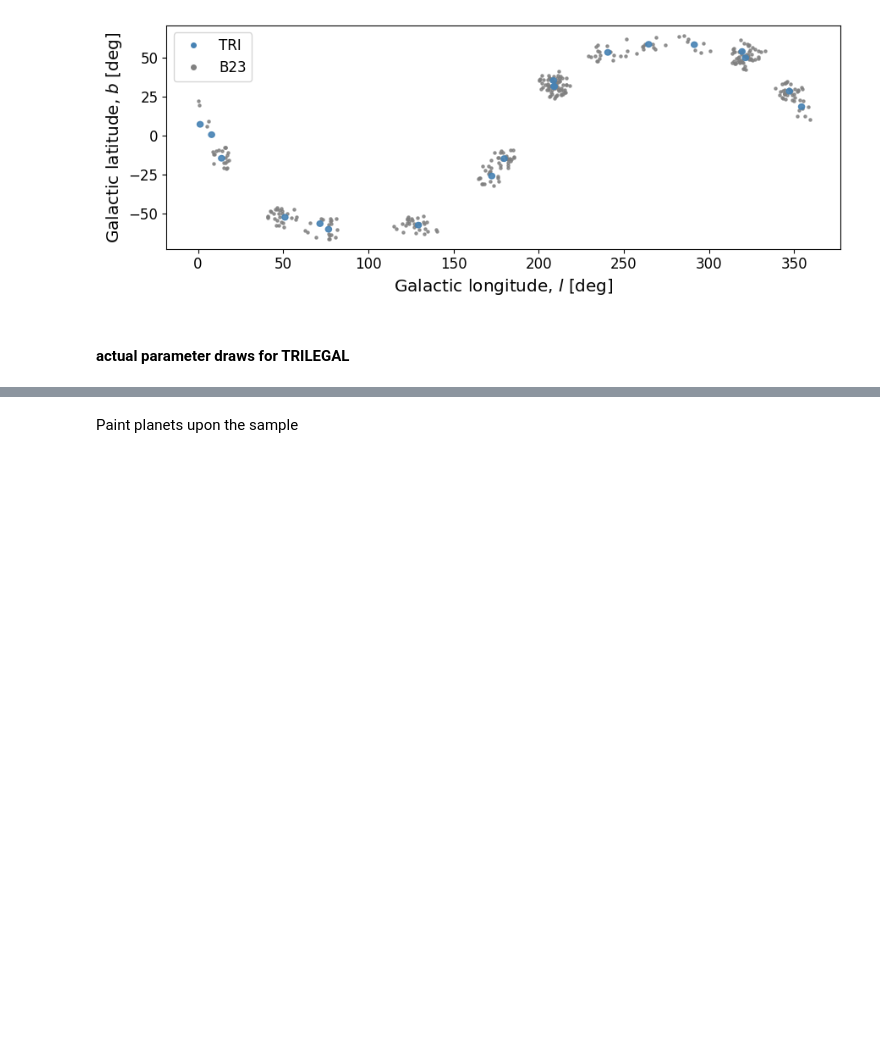
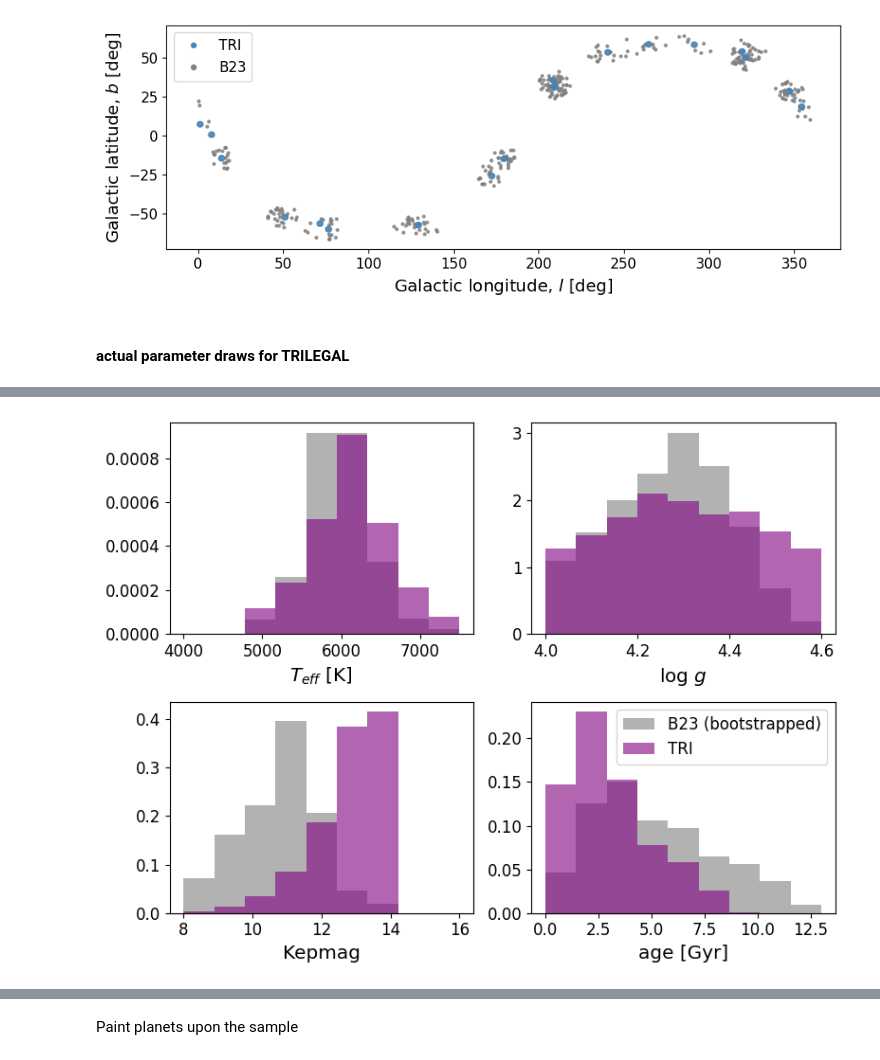
Before and after one commit to exoclam/psps, a Jupyter notebook: k2.ipynb, the cells around one changed output, grey strips where cells are left out. Saved outputs shown, nothing was run; the diff lists cells and outputs as text; code cells hidden in the pictures; blank space fills up the shorter version.

```diff
--- a/k2.ipynb
+++ b/k2.ipynb
@@ -1935,20 +1450,0 @@ Index(['index', '#Gc', 'logAge', '[M/H]', 'm_ini', 'logL', 'logTe', 'logg',
-# %%
-cols = ["Teff", "logg", "rpmag", "bpmag"]
-
-fig, axes = plt.subplots(2, 2, figsize=(8, 6))
-axes = axes.flatten()
-
-for i, col in enumerate(cols):
-    ax = axes[i]
-
-    ax.hist(k2_stars_bootstrapped[col], bins=20, alpha=0.6, label="B23", density=True, color='gray')
-    ax.hist(tri_matched_to_b23_k2[col],   bins=20, alpha=0.6, label="TRI (match sampled)",   density=True, color='steelblue')
-
-    ax.set_xlabel(col)
-    #ax.set_ylabel()
-    if i==0:
-        ax.legend()
-
-plt.tight_layout()
-plt.savefig(path+'plots/k2/matched_sampling_params.png')
-plt.show()
@@ -2488,0 +1451,54 @@ plt.show()
+# %%
+cols = ["iso_teff", "iso_logg", "kepmag", "iso_age"]
+
+fig, axes = plt.subplots(2, 2, figsize=(8, 6))
+axes = axes.flatten()
+
+"""
+for i, col in enumerate(cols):
+    ax = axes[i]
+
+    ax.hist(kepler_stars_bedell_df_kepmag[col], bins=20, alpha=0.6, label="B20 (bootstrapped)", density=True, color='gray')
+    #ax.hist(tri_kepler[col], bins=20, alpha=0.6, label="TRI", density=True, color='purple')
+    ax.hist(tri_matched_to_b23_kepler[col], bins=20, alpha=0.6, label="TRI (match sampled)", density=True, color='steelblue')
+
+    ax.set_xlabel(col)
+    #ax.set_ylabel()
+    if i==3:
+        ax.legend(loc='upper right')
+"""
+
+ax = axes[0]
+teff_bins = np.linspace(4000, 7500, 10)
+ax.hist(k2_stars_bootstrapped['Teff'], bins=teff_bins, alpha=0.6, label="B23 (bootstrapped)", density=True, color='gray')
+ax.hist(tri_k2['Teff'], bins=teff_bins, alpha=0.6, label="TRI", density=True, color='purple')
+#ax.hist(tri_matched_to_b23_kepler_logg['Teff'], bins=teff_bins, alpha=0.6, label="TRI (match sampled)", density=True, color='steelblue')
+ax.set_xlabel(r"$T_{eff}$ [K]")
+
+ax = axes[1]
+logg_bins = np.linspace(4., 4.6, 10)
+ax.hist(k2_stars_bootstrapped['logg'], bins=logg_bins, alpha=0.6, label="B23 (bootstrapped)", density=True, color='gray')
+ax.hist(tri_k2['logg'], bins=logg_bins, alpha=0.6, label="TRI", density=True, color='purple')
+#ax.hist(tri_matched_to_b23_kepler_logg['logg'], bins=logg_bins, alpha=0.6, label="TRI (match sampled)", density=True, color='steelblue')
+ax.set_xlabel(r'log $g$')
+
+ax = axes[2]
+kepmag_bins = np.linspace(8, 16, 10)
+ax.hist(k2_stars_candidates['k2_kmag'], bins=kepmag_bins, alpha=0.6, label="B23 (bootstrapped)", density=True, color='gray')
+ax.hist(tri_k2['Kepler'], bins=kepmag_bins, alpha=0.6, label="TRI", density=True, color='purple')
+#ax.hist(tri_matched_to_b23_kepler_logg['kepmag'], bins=kepmag_bins, alpha=0.6, label="TRI (match sampled)", density=True, color='steelblue')
+ax.set_xlabel(r'Kepmag')
+
+ax = axes[3]
+age_bins = np.linspace(0, 13, 10)
+ax.hist(k2_stars_bootstrapped['age'], bins=age_bins, alpha=0.6, label="B23 (bootstrapped)", density=True, color='gray')
+ax.hist(tri_k2['age'], bins=age_bins, alpha=0.6, label="TRI", density=True, color='purple')
+#ax.hist(tri_matched_to_b23_kepler_logg['age'], bins=age_bins, alpha=0.6, label="TRI (match sampled)", density=True, color='steelblue')
+ax.set_xlabel(r'age [Gyr]')
+ax.legend(loc='upper right')
+
+plt.tight_layout()
+plt.savefig(path+'plots/k2/tri_vs_b23_params.png')
+plt.show()
+# %% [output]
+[figure, added]
```
Also changed, not shown: parts of 67 cells of this notebook, 3 other files.
